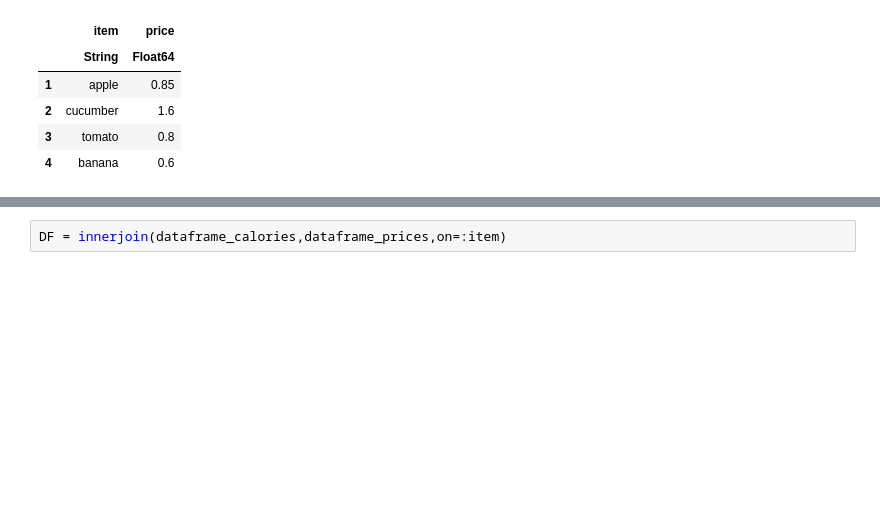
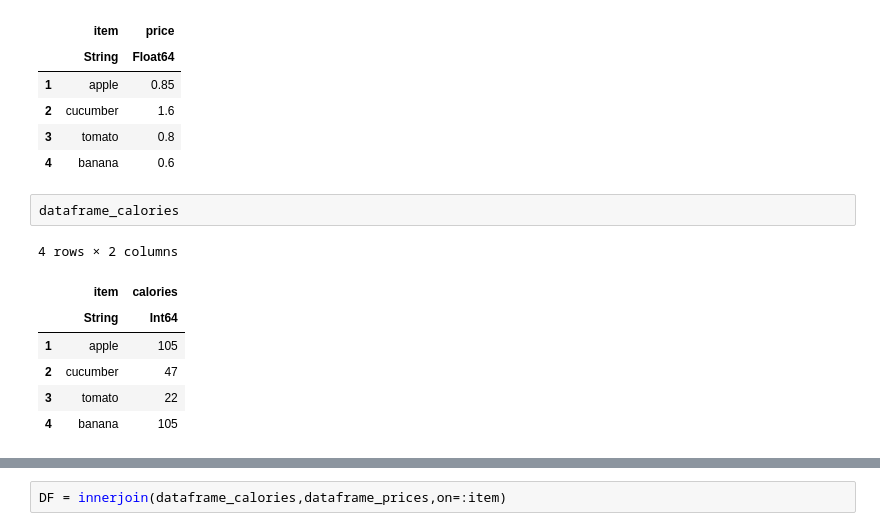
Before and after one commit to Atashnezhad/DataScience, a Jupyter notebook: 01. Data.ipynb, the cells around one changed output, grey strips where cells are left out. Saved outputs shown, nothing was run; the diff lists cells and outputs as text; blank space fills up the shorter version.

```diff
--- a/01. Data.ipynb
+++ b/01. Data.ipynb
@@ -268,3 +246,13 @@ dataframe_prices = DataFrame(item=foods,price=prices)
 | 2 | cucumber | 1.6 |
 | 3 | tomato | 0.8 |
 | 4 | banana | 0.6 |
+# %%
+dataframe_calories
+# %% [output]
+4 rows × 2 columns
+|  | item | calories |
+|  | String | Int64 |
+| 1 | apple | 105 |
+| 2 | cucumber | 47 |
+| 3 | tomato | 22 |
+| 4 | banana | 105 |
```
Also changed, not shown: parts of 11 cells of this notebook, 5 other files.
